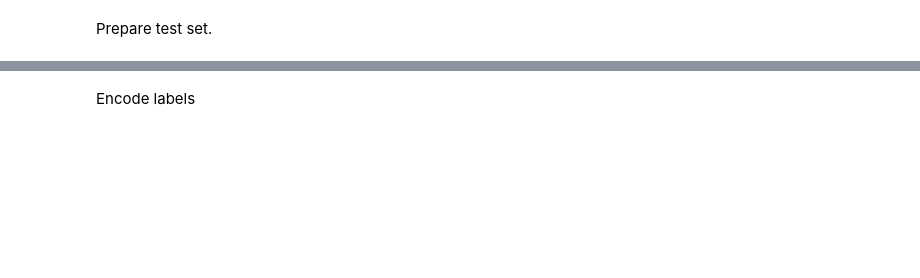
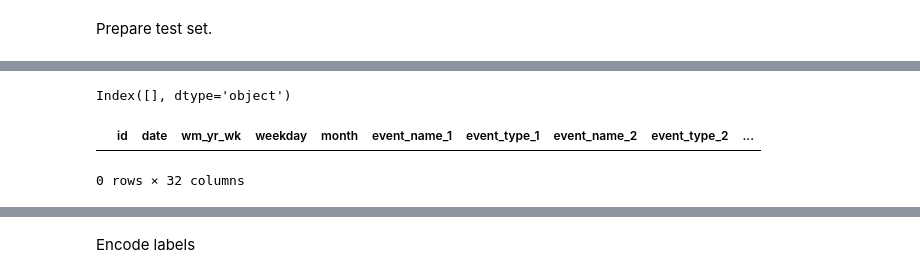
Before and after one commit to omoreva/kaggle_m5, a Jupyter notebook: 00_data_preparation.ipynb, the cells around one changed output, grey strips where cells are left out. Saved outputs shown, nothing was run; the diff lists cells and outputs as text; code cells hidden in the pictures; blank space fills up the shorter version.

```diff
--- a/00_data_preparation.ipynb
+++ b/00_data_preparation.ipynb
@@ -313,5 +366,13 @@ test1.loc[test1['avg_month_demand'].isna(), 'avg_month_demand'] = test1['avg_wee
 # %%
+test1['cheaper_than_usual'] = ( test1['sell_price'] < test1['avg_price'])
 X.columns[~X.columns.isin(test1.columns)]
+# %% [output]
+Index([], dtype='object')
+# %%
+test1[test1.isna().any(axis=1)]
+# %% [output]
+|  | id | date | wm_yr_wk | weekday | month | event_name_1 | event_type_1 | event_name_2 | event_type_2 | ... |
+0 rows × 32 columns
 # %%
 test1 = test1.drop(columns='d')
 test1 = test1[X.columns]
```
Also changed, not shown: parts of 19 cells of this notebook, 1 other file.
